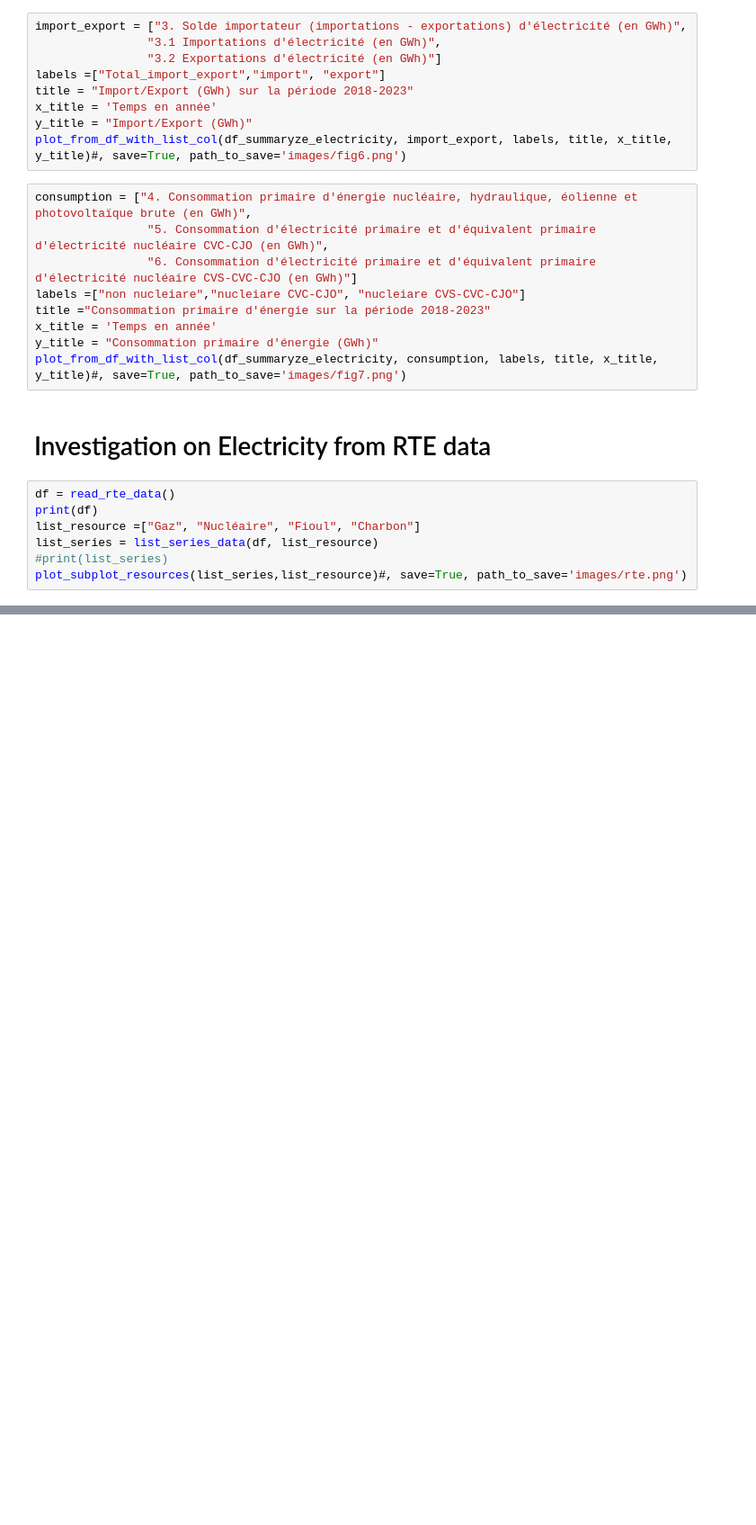
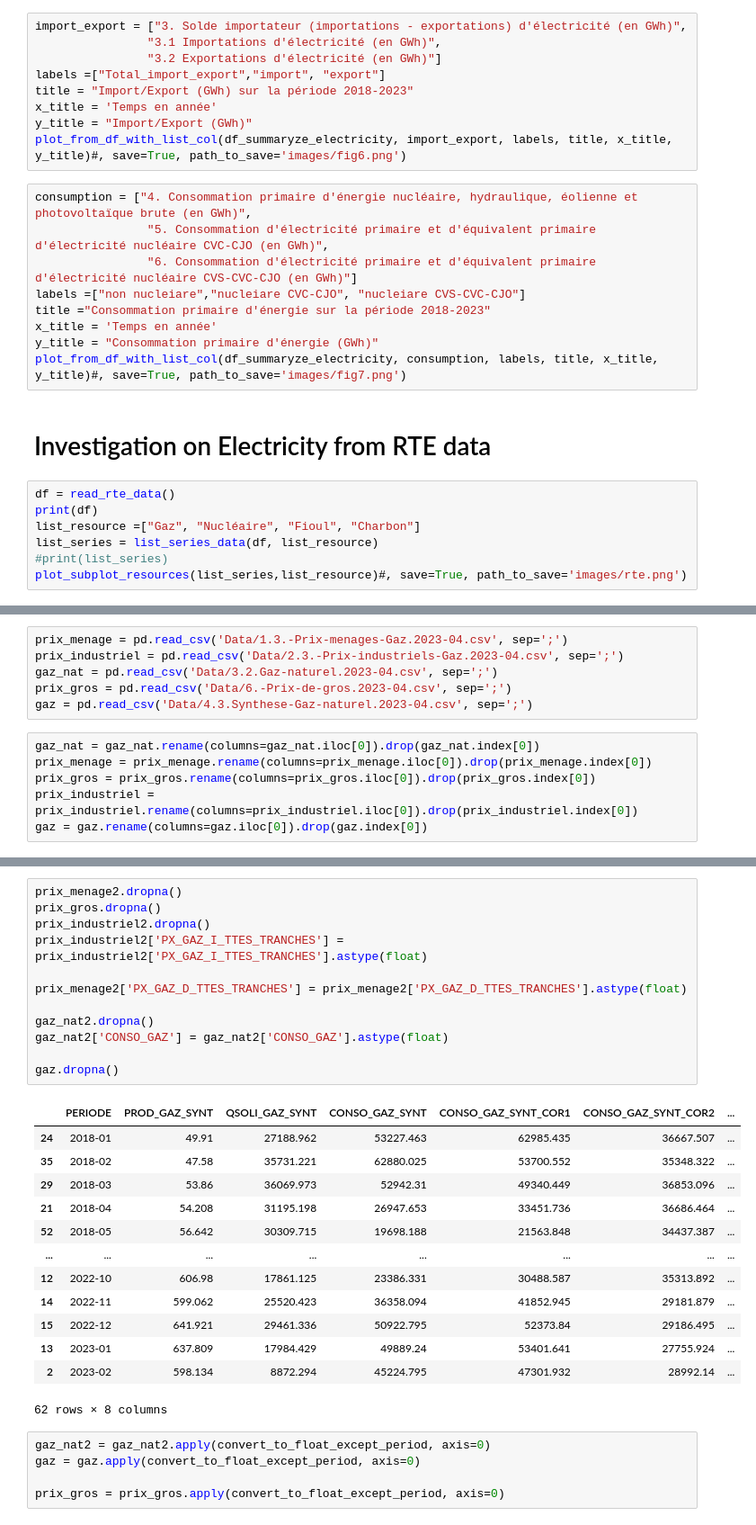
Before and after one commit to MaximeMock/Data4good, a Jupyter notebook: Explorations.ipynb, the cells around one changed output, grey strips where cells are left out. Shown at 90% size. Cells and saved outputs as stored; diff of their text form; blank space fills up the shorter version.

```diff
--- a/Explorations.ipynb
+++ b/Explorations.ipynb
@@ -463,0 +476,12 @@ plot_subplot_resources(list_series,list_resource)#, save=True, path_to_save='ima
+# %%
+prix_menage = pd.read_csv('Data/1.3.-Prix-menages-Gaz.2023-04.csv', sep=';')
+prix_industriel = pd.read_csv('Data/2.3.-Prix-industriels-Gaz.2023-04.csv', sep=';')
+gaz_nat = pd.read_csv('Data/3.2.Gaz-naturel.2023-04.csv', sep=';')
+prix_gros = pd.read_csv('Data/6.-Prix-de-gros.2023-04.csv', sep=';')
+gaz = pd.read_csv('Data/4.3.Synthese-Gaz-naturel.2023-04.csv', sep=';')
+# %%
+gaz_nat = gaz_nat.rename(columns=gaz_nat.iloc[0]).drop(gaz_nat.index[0])
+prix_menage = prix_menage.rename(columns=prix_menage.iloc[0]).drop(prix_menage.index[0])
+prix_gros = prix_gros.rename(columns=prix_gros.iloc[0]).drop(prix_gros.index[0])
+prix_industriel = prix_industriel.rename(columns=prix_industriel.iloc[0]).drop(prix_industriel.index[0])
+gaz = gaz.rename(columns=gaz.iloc[0]).drop(gaz.index[0])
@@ -463,0 +553,31 @@ plot_subplot_resources(list_series,list_resource)#, save=True, path_to_save='ima
+# %%
+prix_menage2.dropna()
+prix_gros.dropna()
+prix_industriel2.dropna()
+prix_industriel2['PX_GAZ_I_TTES_TRANCHES'] = prix_industriel2['PX_GAZ_I_TTES_TRANCHES'].astype(float)
+
+prix_menage2['PX_GAZ_D_TTES_TRANCHES'] = prix_menage2['PX_GAZ_D_TTES_TRANCHES'].astype(float)
+
+gaz_nat2.dropna()
+gaz_nat2['CONSO_GAZ'] = gaz_nat2['CONSO_GAZ'].astype(float)
+
+gaz.dropna()
+# %% [output]
+|  | PERIODE | PROD_GAZ_SYNT | QSOLI_GAZ_SYNT | CONSO_GAZ_SYNT | CONSO_GAZ_SYNT_COR1 | CONSO_GAZ_SYNT_COR2 | ... |
+| 24 | 2018-01 | 49.91 | 27188.962 | 53227.463 | 62985.435 | 36667.507 | ... |
+| 35 | 2018-02 | 47.58 | 35731.221 | 62880.025 | 53700.552 | 35348.322 | ... |
+| 29 | 2018-03 | 53.86 | 36069.973 | 52942.31 | 49340.449 | 36853.096 | ... |
+| 21 | 2018-04 | 54.208 | 31195.198 | 26947.653 | 33451.736 | 36686.464 | ... |
+| 52 | 2018-05 | 56.642 | 30309.715 | 19698.188 | 21563.848 | 34437.387 | ... |
+| ... | ... | ... | ... | ... | ... | ... | ... |
+| 12 | 2022-10 | 606.98 | 17861.125 | 23386.331 | 30488.587 | 35313.892 | ... |
+| 14 | 2022-11 | 599.062 | 25520.423 | 36358.094 | 41852.945 | 29181.879 | ... |
+| 15 | 2022-12 | 641.921 | 29461.336 | 50922.795 | 52373.84 | 29186.495 | ... |
+| 13 | 2023-01 | 637.809 | 17984.429 | 49889.24 | 53401.641 | 27755.924 | ... |
+| 2 | 2023-02 | 598.134 | 8872.294 | 45224.795 | 47301.932 | 28992.14 | ... |
+62 rows × 8 columns
+# %%
+gaz_nat2 = gaz_nat2.apply(convert_to_float_except_period, axis=0)
+gaz = gaz.apply(convert_to_float_except_period, axis=0)
+
+prix_gros = prix_gros.apply(convert_to_float_except_period, axis=0)
```
Also changed, not shown: parts of 26 cells of this notebook.
